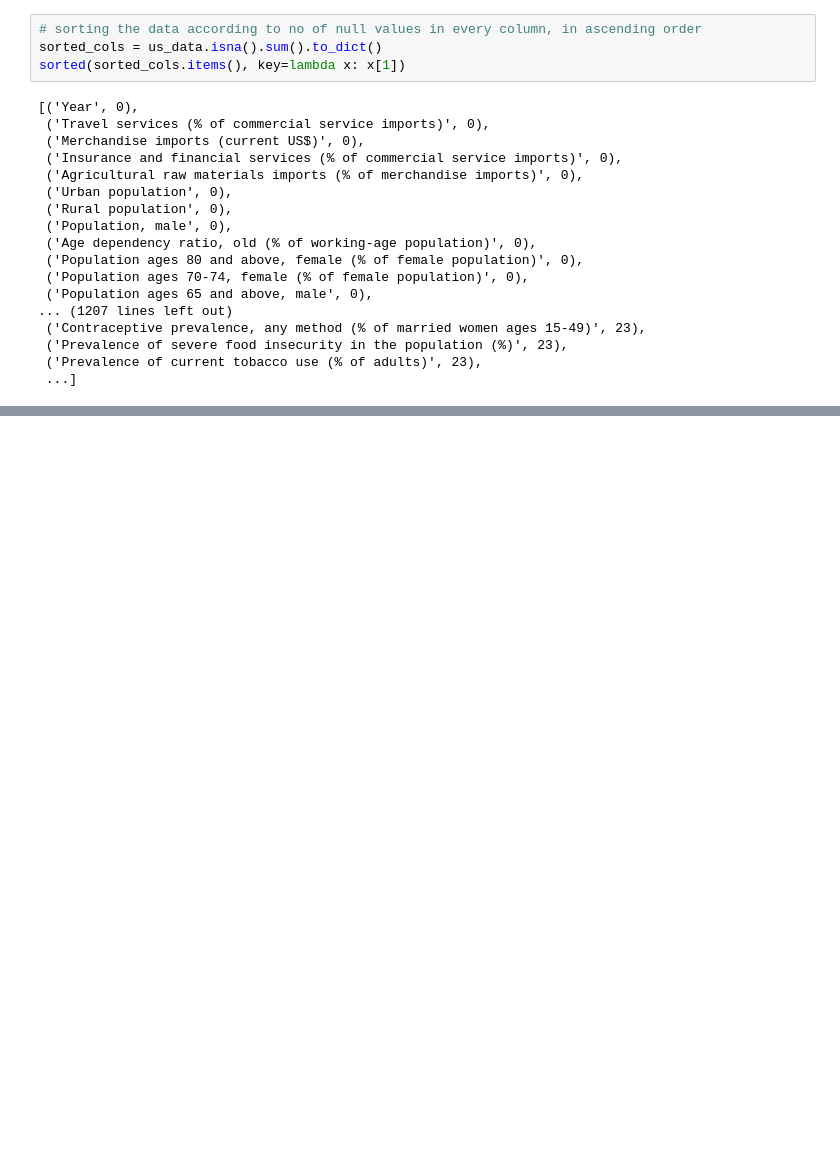
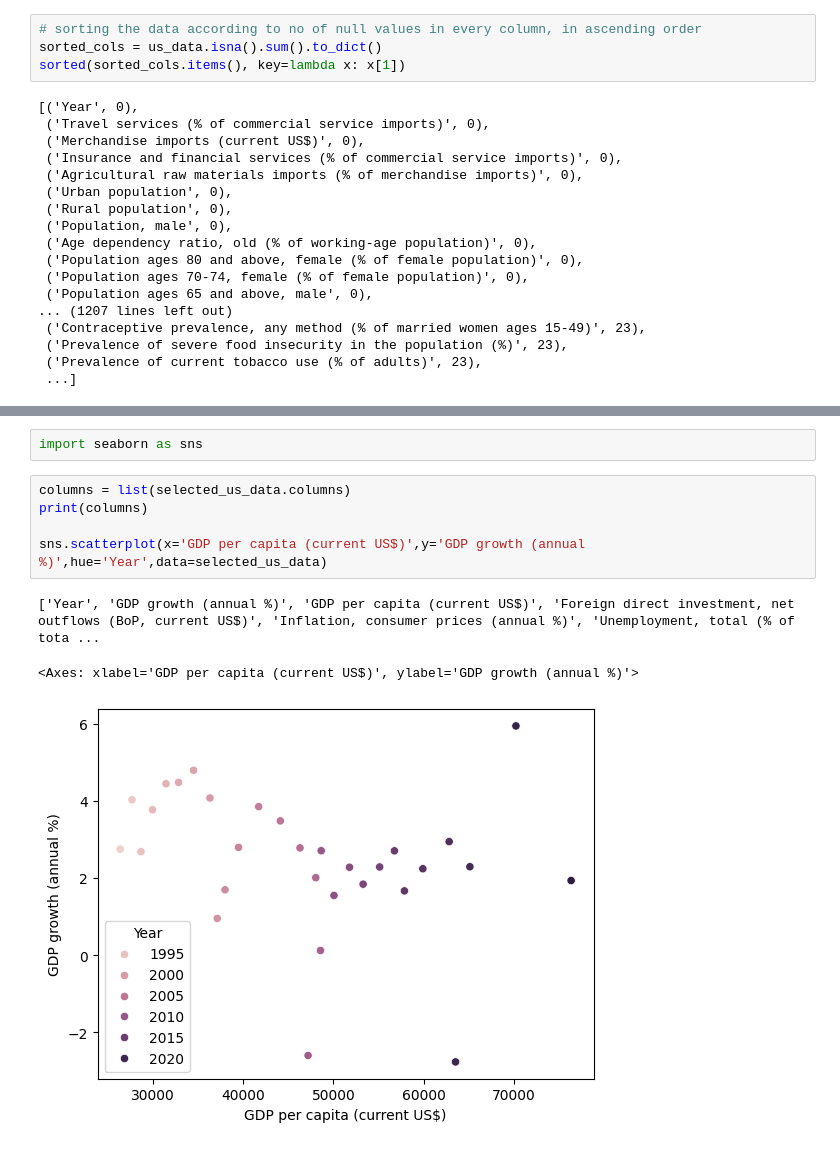
Before and after one commit to Shre-D/EGD-Assignment1, a Jupyter notebook: src/main.ipynb, the cells around one changed output, grey strips where cells are left out. Cells and saved outputs as stored; diff of their text form; blank space fills up the shorter version.

Commit message:
feat: visualise data using scatterplots

```diff
--- a/src/main.ipynb
+++ b/src/main.ipynb
@@ -148,0 +165,11 @@ selected_us_data
+# %%
+import seaborn as sns
+# %%
+columns = list(selected_us_data.columns)
+print(columns)
+
+sns.scatterplot(x='GDP per capita (current US$)',y='GDP growth (annual %)',hue='Year',data=selected_us_data)
+# %% [output]
+['Year', 'GDP growth (annual %)', 'GDP per capita (current US$)', 'Foreign direct investment, net outflows (BoP, current US$)', 'Inflation, consumer prices (annual %)', 'Unemployment, total (% of tota ...
+<Axes: xlabel='GDP per capita (current US$)', ylabel='GDP growth (annual %)'>
+[figure, added]
```
Also changed, not shown: parts of 8 cells of this notebook.
